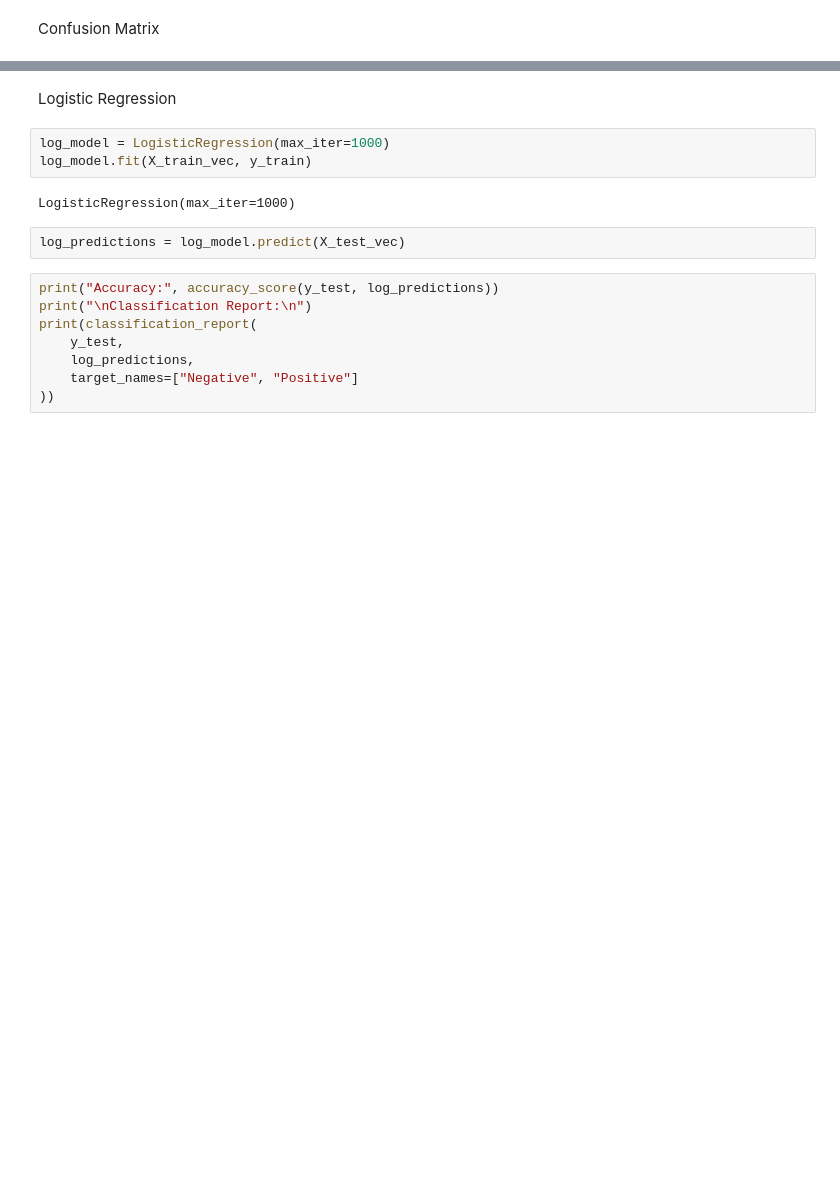
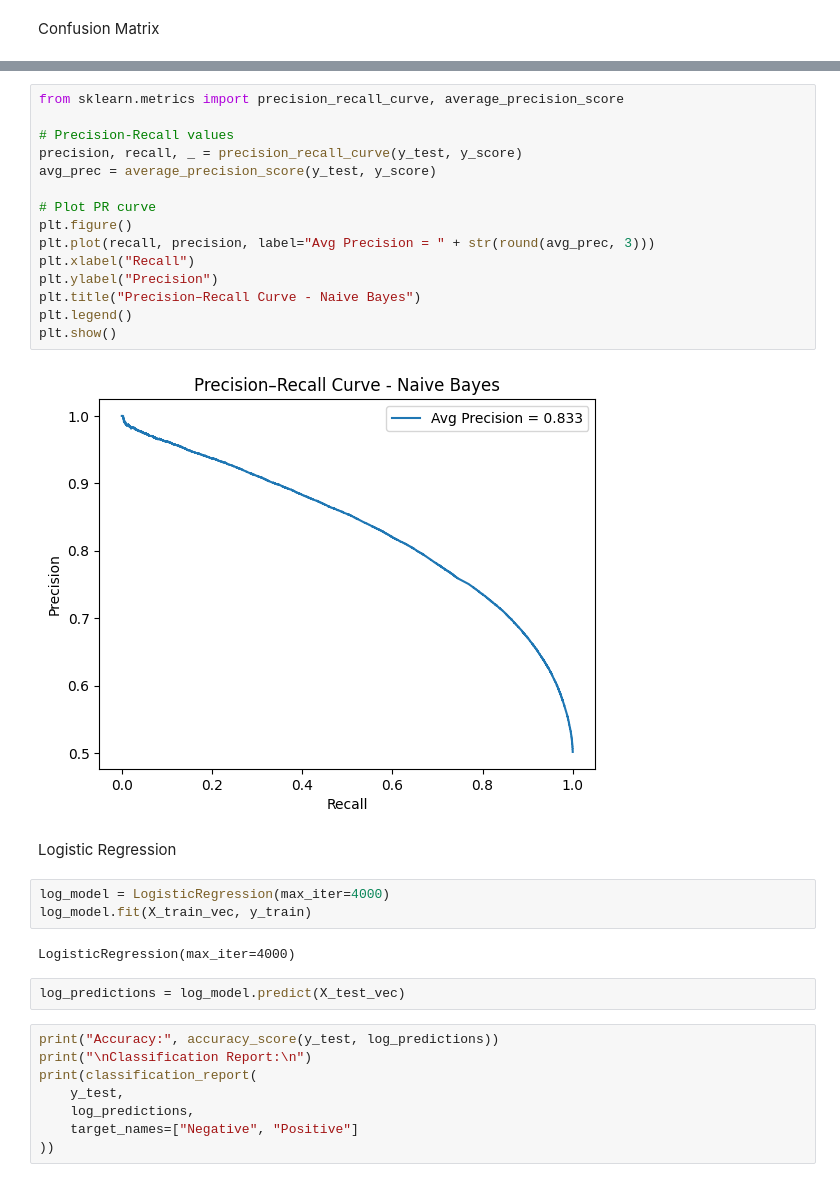
Before and after one commit to Sazz2020202022/AI_CW, a Jupyter notebook: 23056554_Sajina_Adhikari.ipynb, the cells around one changed output, grey strips where cells are left out. Cells and saved outputs as stored; diff of their text form; blank space fills up the shorter version.

```diff
--- a/23056554_Sajina_Adhikari.ipynb
+++ b/23056554_Sajina_Adhikari.ipynb
@@ -128,10 +152,27 @@ plt.show()
+# %%
+from sklearn.metrics import precision_recall_curve, average_precision_score
+
+# Precision-Recall values
+precision, recall, _ = precision_recall_curve(y_test, y_score)
+avg_prec = average_precision_score(y_test, y_score)
+
+# Plot PR curve
+plt.figure()
+plt.plot(recall, precision, label="Avg Precision = " + str(round(avg_prec, 3)))
+plt.xlabel("Recall")
+plt.ylabel("Precision")
+plt.title("Precision–Recall Curve - Naive Bayes")
+plt.legend()
+plt.show()
+# %% [output]
+[figure, added]
 # %% [markdown]
 Logistic Regression
 # %%
-log_model = LogisticRegression(max_iter=1000)
+log_model = LogisticRegression(max_iter=4000)
 log_model.fit(X_train_vec, y_train)
 # %% [output]
-LogisticRegression(max_iter=1000)
+LogisticRegression(max_iter=4000)
 # %%
 log_predictions = log_model.predict(X_test_vec)
 # %%
```
Also changed, not shown: parts of 17 cells of this notebook.
